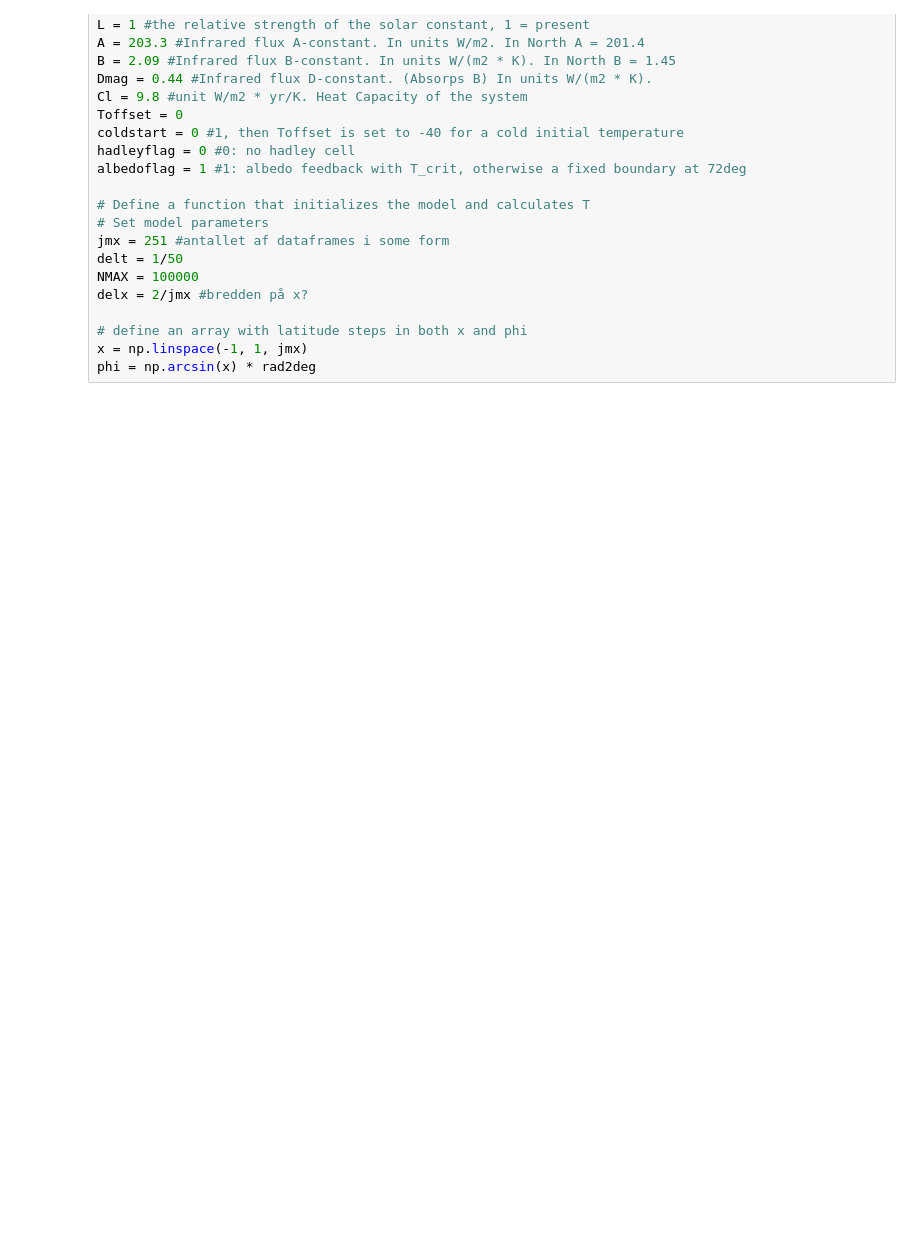
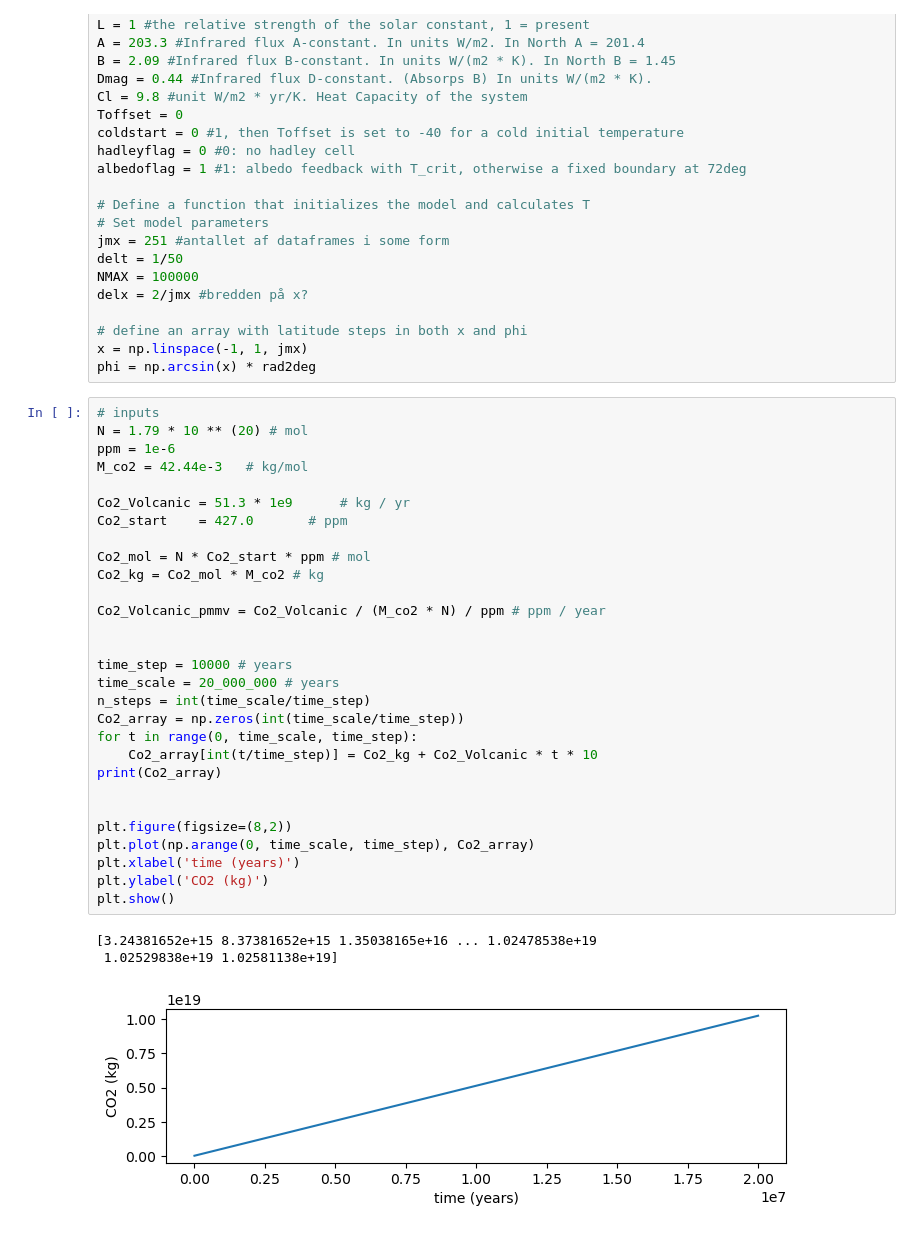
Before and after one commit to ThorHMW/SnowballEarth, a Jupyter notebook: Snowball-Code.ipynb, the cells around one changed output. Saved outputs shown, nothing was run; the diff lists cells and outputs as text; blank space fills up the shorter version.

```diff
--- a/Snowball-Code.ipynb
+++ b/Snowball-Code.ipynb
@@ -35,3 +37,36 @@ delx = 2/jmx #bredden på x?
 # define an array with latitude steps in both x and phi
 x = np.linspace(-1, 1, jmx)
 phi = np.arcsin(x) * rad2deg
+# %%
+# inputs
+N = 1.79 * 10 ** (20) # mol
+ppm = 1e-6
+M_co2 = 42.44e-3   # kg/mol
+
+Co2_Volcanic = 51.3 * 1e9      # kg / yr
+Co2_start    = 427.0       # ppm
+
+Co2_mol = N * Co2_start * ppm # mol
+Co2_kg = Co2_mol * M_co2 # kg
+
+Co2_Volcanic_pmmv = Co2_Volcanic / (M_co2 * N) / ppm # ppm / year
+
+
+time_step = 10000 # years
+time_scale = 20_000_000 # years
+n_steps = int(time_scale/time_step)
+Co2_array = np.zeros(int(time_scale/time_step))
+for t in range(0, time_scale, time_step):
+    Co2_array[int(t/time_step)] = Co2_kg + Co2_Volcanic * t * 10
+print(Co2_array)
+
+
+plt.figure(figsize=(8,2))
+plt.plot(np.arange(0, time_scale, time_step), Co2_array)
+plt.xlabel('time (years)')
+plt.ylabel('CO2 (kg)')
+plt.show()
+# %% [output]
+[3.24381652e+15 8.37381652e+15 1.35038165e+16 ... 1.02478538e+19
+ 1.02529838e+19 1.02581138e+19]
+[figure, added]
```
Also changed, not shown: parts of 29 cells of this notebook.
